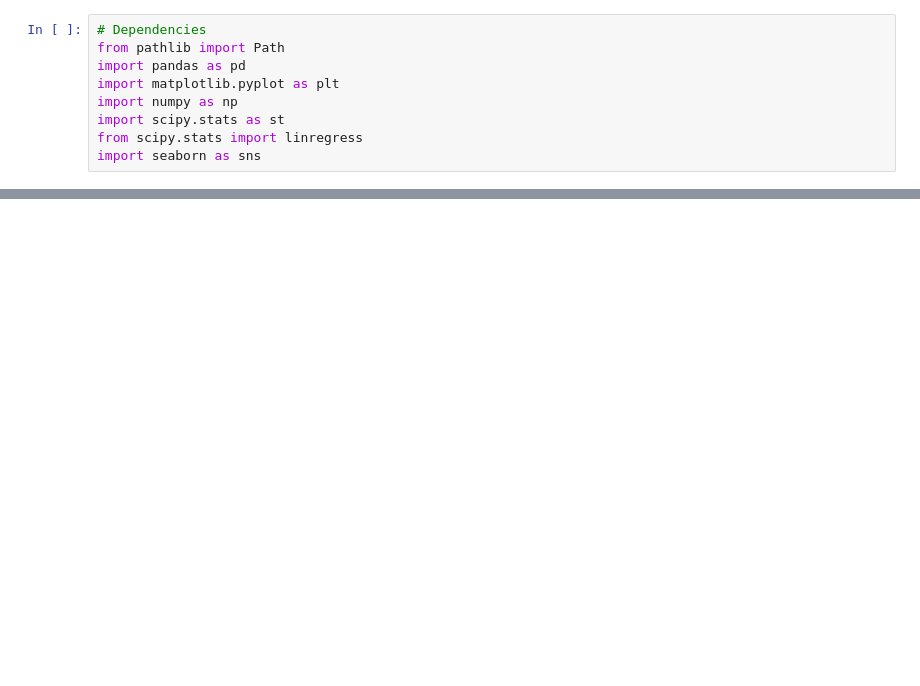
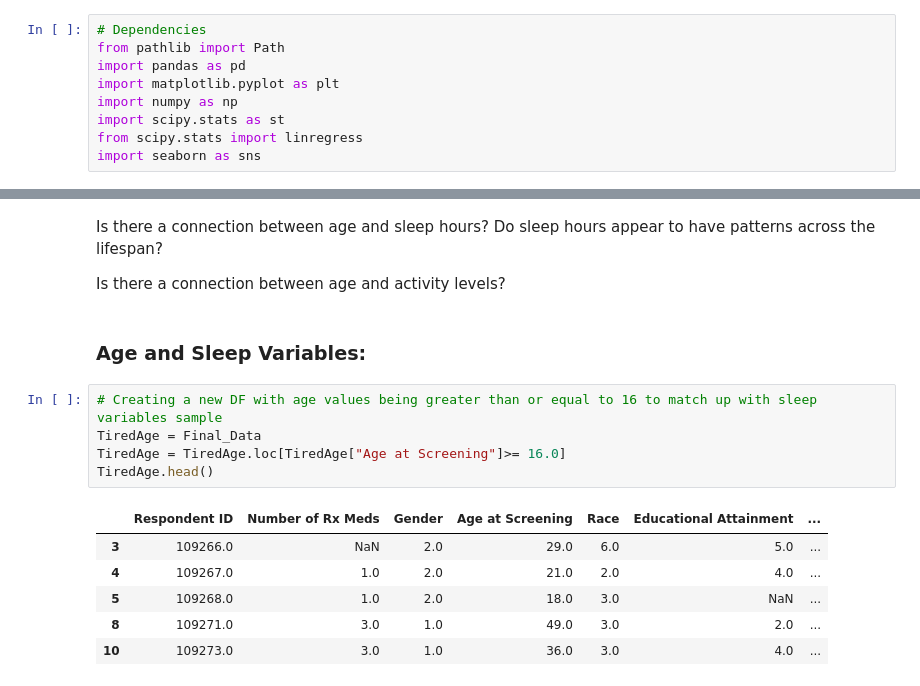
Before and after one commit to CalebCutrer/Project-1, a Jupyter notebook: Caleb_Age_Activity_Sleep.ipynb, the cells around one changed output, grey strips where cells are left out. Cells and saved outputs as stored; diff of their text form; blank space fills up the shorter version.

```diff
--- a/Caleb_Age_Activity_Sleep.ipynb
+++ b/Caleb_Age_Activity_Sleep.ipynb
@@ -39,0 +50,18 @@ Gender_Dataset.head()
+# %% [markdown]
+Is there a connection between age and sleep hours? Do sleep hours appear to have patterns across the lifespan?
+
+Is there a connection between age and activity levels?
+# %% [markdown]
+### Age and Sleep Variables:
+# %%
+# Creating a new DF with age values being greater than or equal to 16 to match up with sleep variables sample
+TiredAge = Final_Data
+TiredAge = TiredAge.loc[TiredAge["Age at Screening"]>= 16.0]
+TiredAge.head()
+# %% [output]
+|  | Respondent ID | Number of Rx Meds | Gender | Age at Screening | Race | Educational Attainment | ... |
+| 3 | 109266.0 | NaN | 2.0 | 29.0 | 6.0 | 5.0 | ... |
+| 4 | 109267.0 | 1.0 | 2.0 | 21.0 | 2.0 | 4.0 | ... |
+| 5 | 109268.0 | 1.0 | 2.0 | 18.0 | 3.0 | NaN | ... |
+| 8 | 109271.0 | 3.0 | 1.0 | 49.0 | 3.0 | 2.0 | ... |
+| 10 | 109273.0 | 3.0 | 1.0 | 36.0 | 3.0 | 4.0 | ... |
```
Also changed, not shown: parts of 21 cells of this notebook.
